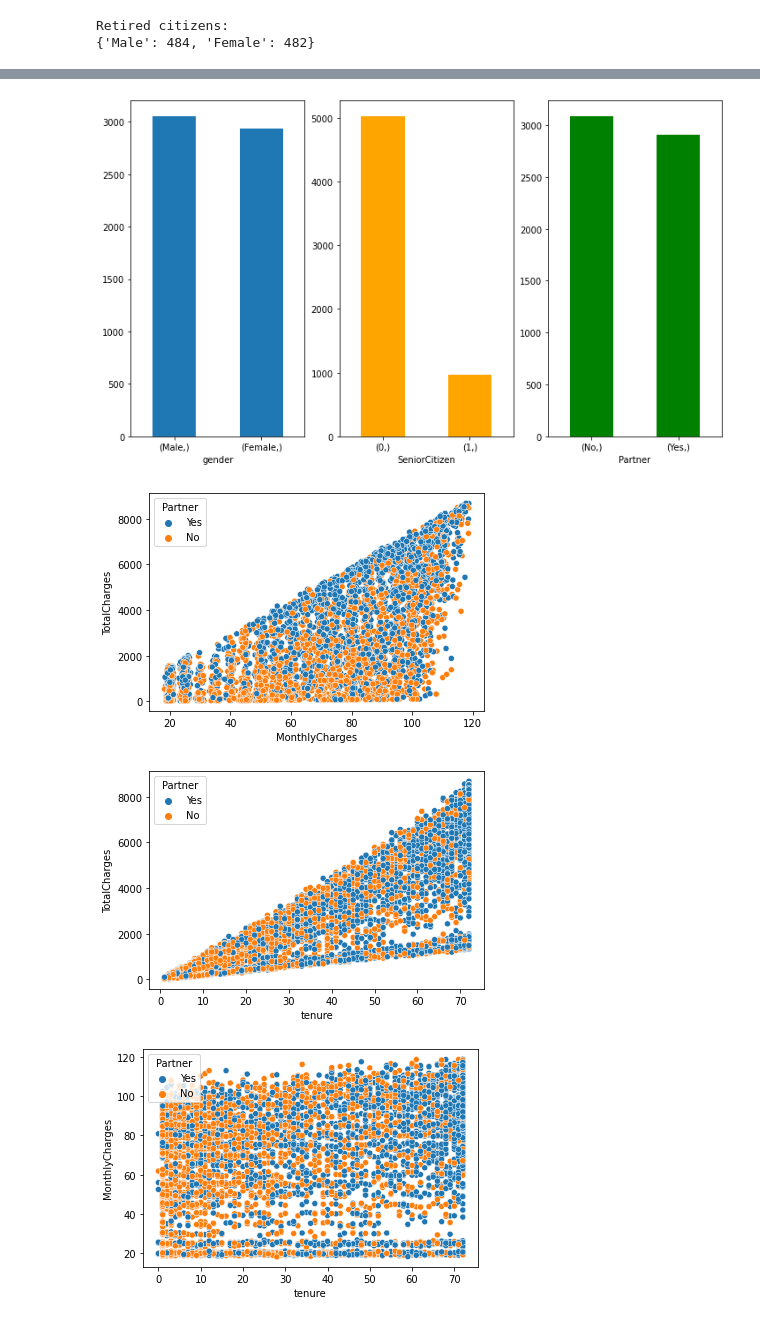
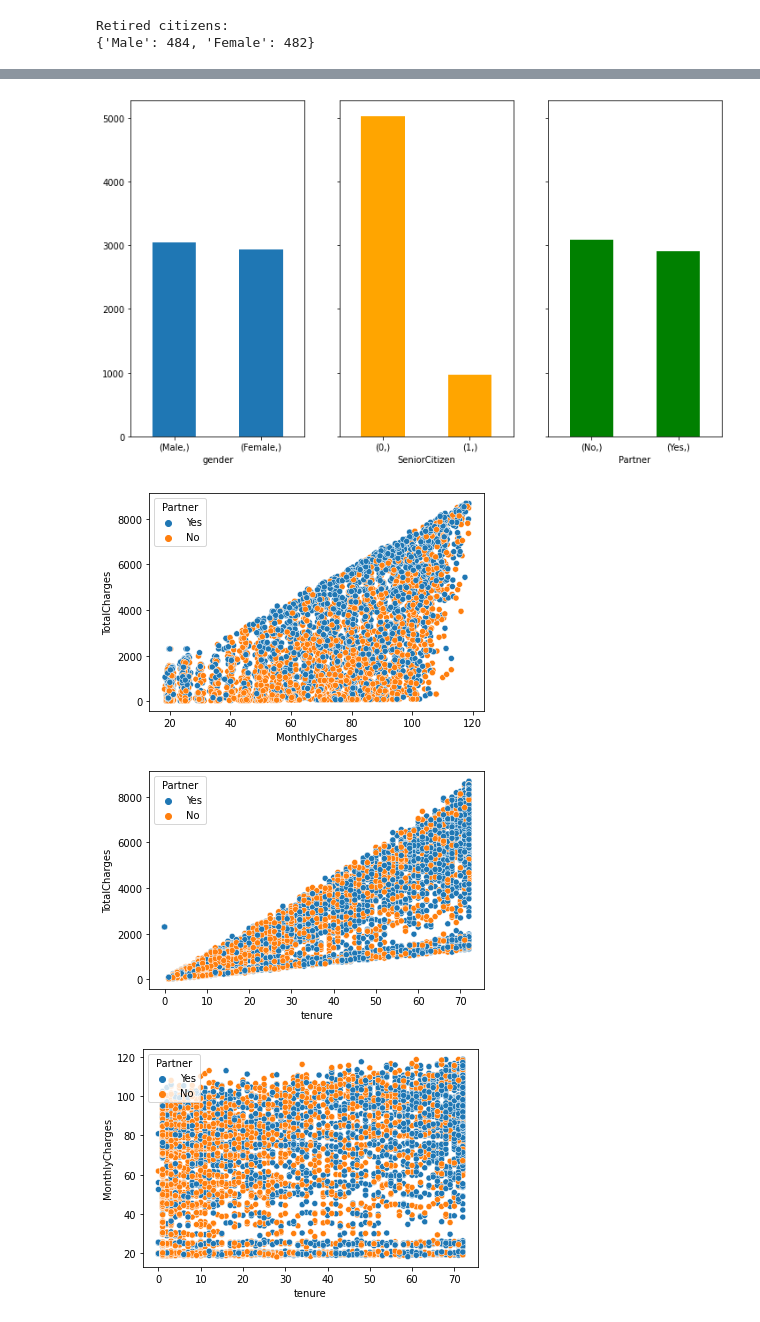
Before and after one commit to viktorjovev/TelecomChurnAnalysis, a Jupyter notebook: TelecomUsers.ipynb, the cells around one changed output, grey strips where cells are left out. Drawn from its saved outputs; the diff is of its cells as text; code cells hidden in the pictures.

```diff
--- a/TelecomUsers.ipynb
+++ b/TelecomUsers.ipynb
@@ -93,0 +114,4 @@ dtype: object
+# %%
+dataset['TotalCharges']=dataset['TotalCharges'].fillna(dataset['TotalCharges'].mean()) #fill nan values with mean of TotalCharges
+dataset['TotalCharges'].isnull().sum(axis=0)
+#This is not final form, maybe its better to use kNN imputing
@@ -126,26 +268,26 @@ Retired citizens:
 # %%
-fig, axes = plt.subplots(nrows=1, ncols=3,figsize=(12,7))
+fig, axes = plt.subplots(nrows=1, ncols=3,figsize=(12,7),sharey='all')
 dataset[["gender"]].value_counts().plot(ax=axes[0], kind='bar',rot=0)
 dataset[["SeniorCitizen"]].value_counts().plot(ax=axes[1], kind='bar',rot=0, color='orange') #0 - Not Retired , 1- Retired
 dataset[["Partner"]].value_counts().plot(ax=axes[2], kind='bar',rot=0, color= 'green')
 plt.show()
 #basic visualizations
 # %% [output]
-[figure, old version]
+[figure, new version]
 # %%
 cont_values = dataset[['TotalCharges','MonthlyCharges','tenure','SeniorCitizen']]
 sns.scatterplot(x=cont_values['MonthlyCharges'],y=cont_values['TotalCharges'], hue='Partner', data = dataset)
 # monthlyCharges < TotalCharges, cause a monthly charge is part of the total charges
 plt.show()
 # %% [output]
-[figure, old version]
+[figure, new version]
 # %%
 sns.scatterplot(x=cont_values['tenure'],y=cont_values['TotalCharges'], hue= "Partner", data=dataset)
 #There is some pattern, tenure is proportional with TotalCharges.
 #However, we see that small gape between tenure's values [45,60+]
 plt.show()
 # %% [output]
-[figure, old version]
+[figure, new version]
 # %%
 sns.scatterplot(x = "tenure", y = "MonthlyCharges", hue = "Partner", data = dataset)
 plt.show()
```
Also changed, not shown: parts of 22 cells of this notebook.
